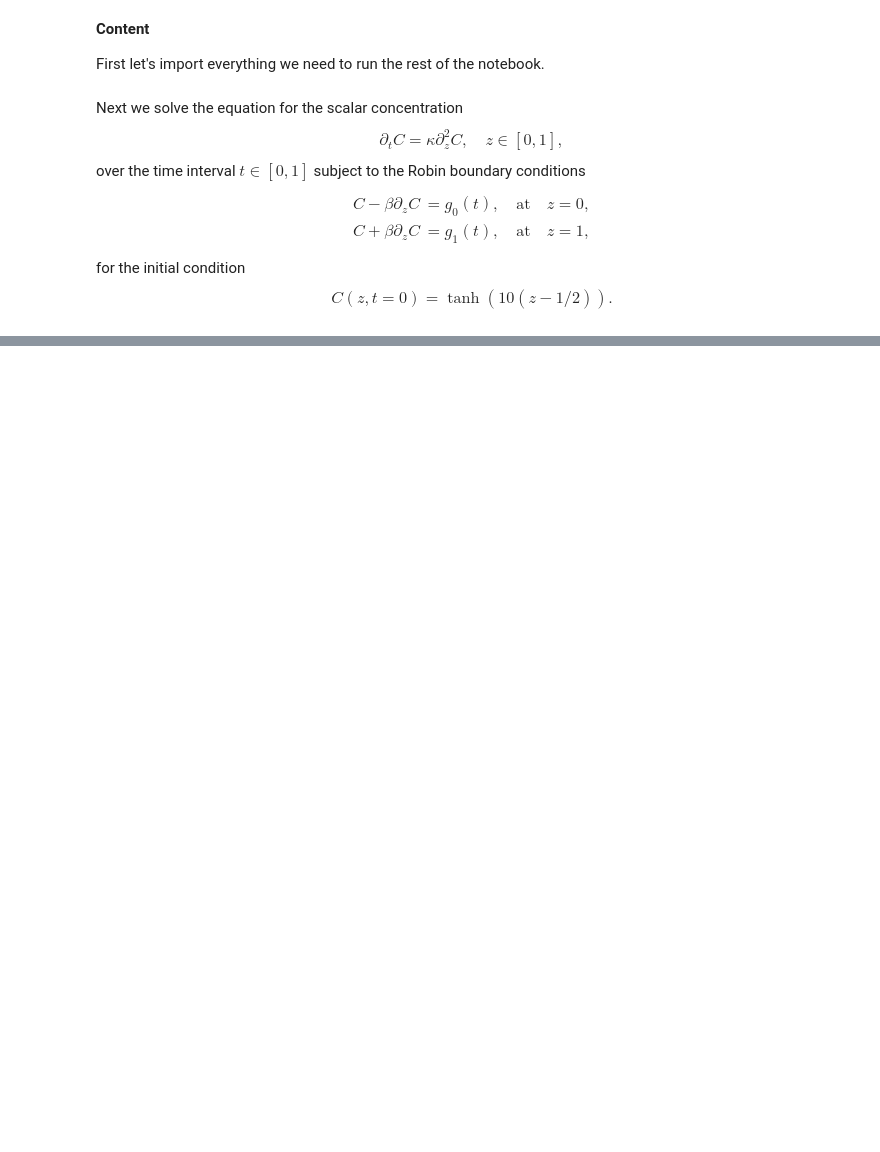
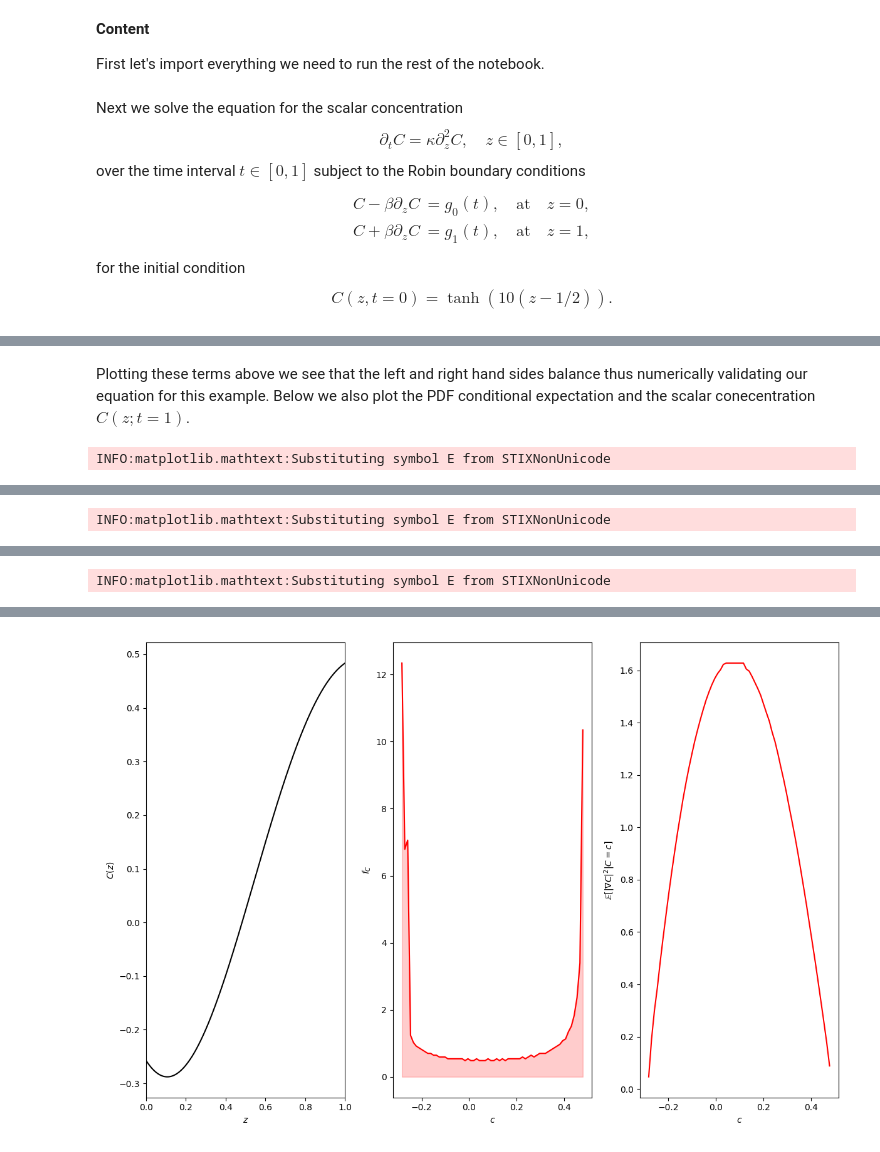
Before and after one commit to D-stratify/Theory, a Jupyter notebook: Diffusion_1D.ipynb, the cells around one changed output, grey strips where cells are left out. Cells and saved outputs as stored; diff of their text form; code cells hidden in the pictures; blank space fills up the shorter version.

```diff
--- a/Diffusion_1D.ipynb
+++ b/Diffusion_1D.ipynb
@@ -197,0 +227,23 @@ INFO:__main__:<C^2>=0.603342, <Cz^2>    =6.706884
+# %%
+# Expectation
+# Let Φ = |∇C|^2 and φ its dummy variable
+f_CΦ,c,φ = np.histogram2d(C_data[-3,...].flatten(), dC2_data[-3,...].flatten(),bins=N_bins,density=True) # n (-3)
+φ = .5*(φ[1:]+φ[:-1]); dφ = φ[1] - φ[0];
+c = .5*(c[1:]+c[:-1]); dc = c[1] - c[0];
+f_C =  np.sum(  f_CΦ,axis=1)*dφ;      # f_C(c)
+E   = (np.sum(φ*f_CΦ,axis=1)*dφ)/f_C; # E{Φ|C} = int_φ f_Φ|C(φ|c)*φ dφ
+
+# Source term
+# Let Φ = ∇C and φ its dummy variable
+
+# @ z = 1
+f_CΦ,_,φ = np.histogram2d(C_data[-3,-1].flatten(), Cz_data[-3,-1].flatten(),bins=N_bins,density=True) # n (-3)
+φ = .5*(φ[1:]+φ[:-1]); dφ = φ[1] - φ[0];
+S1 = np.sum(φ*f_CΦ,axis=1)*dφ; # E{Φ|C}(f_C(c) = int_φ f_CΦ(c,φ)*φ dφ
+
+# @ z = 0
+f_CΦ,_,φ = np.histogram2d(C_data[-3,0].flatten(), Cz_data[-3,0].flatten(),bins=N_bins,density=True) # n (-3)
+φ  = .5*(φ[1:]+φ[:-1]); dφ = φ[1] - φ[0];
+S0 = np.sum(φ*f_CΦ,axis=1)*dφ; # E{Φ|C}*f_C(c) = int_φ f_CΦ(c,φ)*φ dφ
+
+S = S1 - S0;
@@ -197,0 +298,24 @@ INFO:__main__:<C^2>=0.603342, <Cz^2>    =6.706884
+# %% [markdown]
+Plotting these terms above we see that the left and right hand sides balance thus numerically validating our equation for this example. Below we also plot the PDF conditional expectation and the scalar conecentration $C(z;t=1)$.
+# %%
+fig, axs = plt.subplots(1,3,figsize=(12,8))
+
+axs[0].plot(z_data,C_data[-1,:],'k')
+axs[0].set_xlim([0,1])
+axs[0].set_ylabel(r'$C(z)$')
+axs[0].set_xlabel(r'$z$')
+
+axs[1].plot(c,f_C,'r')
+axs[1].fill_between(x=c,y1=f_C,color= "r",alpha= 0.2)
+axs[1].set_ylabel(r'$f_C$')
+axs[1].set_xlabel(r'$c$')
+
+axs[2].plot(c,E,'r')
+axs[2].set_ylabel(r'$\mathbb{E}[|\nabla C|^2 |C=c]$')
+axs[2].set_xlabel(r'$c$')
+
+plt.tight_layout()
+plt.savefig('Field_And_PDF.png',dpi=200)
+plt.show()
+# %% [output]
+INFO:matplotlib.mathtext:Substituting symbol E from STIXNonUnicode
@@ -197,0 +323 @@ INFO:__main__:<C^2>=0.603342, <Cz^2>    =6.706884
+INFO:matplotlib.mathtext:Substituting symbol E from STIXNonUnicode
@@ -197,0 +325 @@ INFO:__main__:<C^2>=0.603342, <Cz^2>    =6.706884
+INFO:matplotlib.mathtext:Substituting symbol E from STIXNonUnicode
@@ -197,0 +327 @@ INFO:__main__:<C^2>=0.603342, <Cz^2>    =6.706884
+[figure, added]
```
Also changed, not shown: parts of 12 cells of this notebook.
